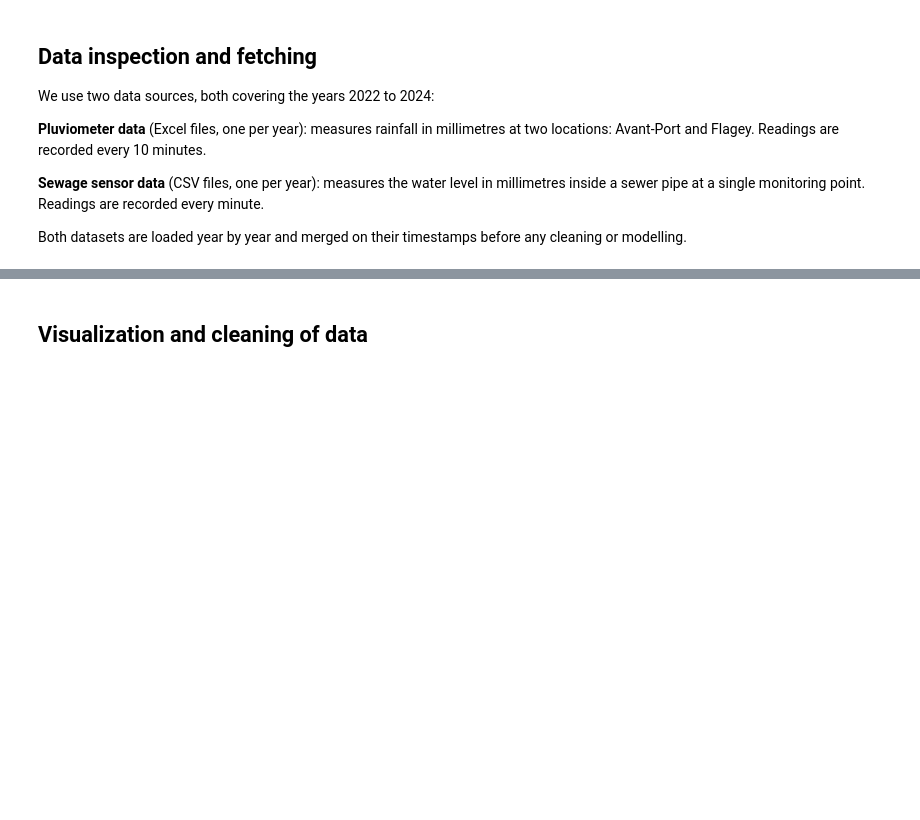
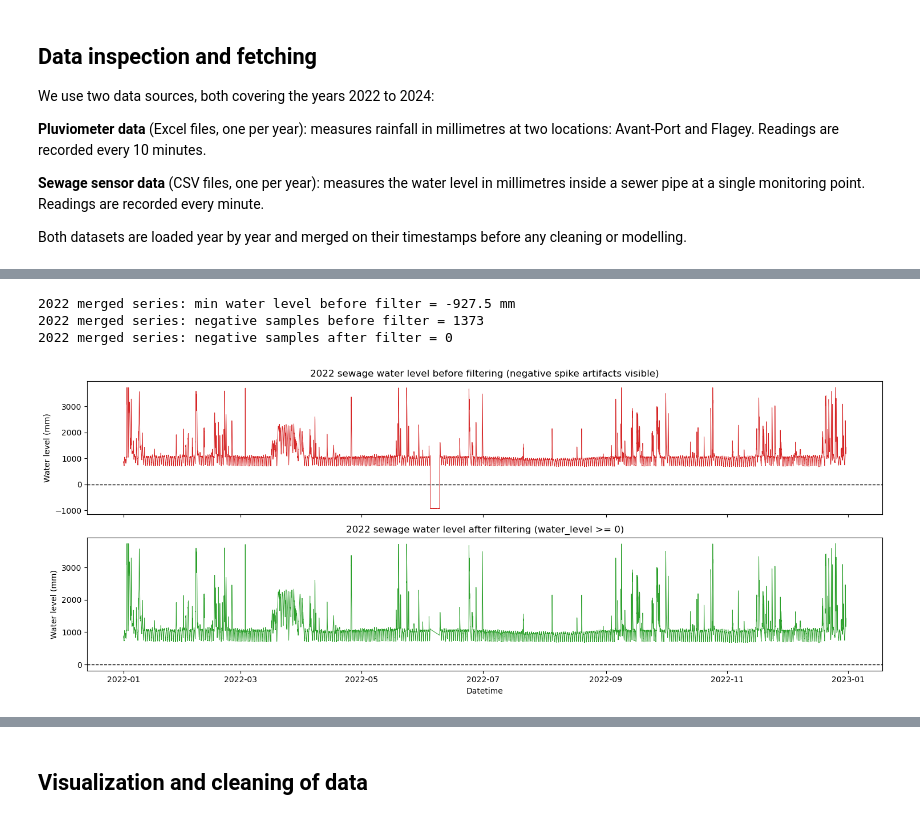
Before and after one commit to miirage-exe/overflow-prediction, a Jupyter notebook: project.ipynb, the cells around one changed output, grey strips where cells are left out. Cells and saved outputs as stored; diff of their text form; code cells hidden in the pictures; blank space fills up the shorter version.

```diff
--- a/project.ipynb
+++ b/project.ipynb
@@ -130,0 +123,32 @@ df_2024 = merge_datasets(2024, time_sample)
+# %%
+# Sewage outlier filter diagnostics (water_level >= 0)
+# We inspect 2022 because this year contains the visible negative spike artifacts.
+diag_pluv_2022_raw, diag_sew_2022_raw = fetch_datasets(2022)
+
+diag_merged_2022_before = merge_datasets(2022, time_sample)
+diag_merged_2022_after = diag_merged_2022_before[diag_merged_2022_before['water_level'] >= 0]
+
+diag_neg_count = int((diag_merged_2022_before['water_level'] < 0).sum())
+print(f"2022 merged series: min water level before filter = {diag_merged_2022_before['water_level'].min():.1f} mm")
+print(f"2022 merged series: negative samples before filter = {diag_neg_count}")
+print(f"2022 merged series: negative samples after filter = {(diag_merged_2022_after['water_level'] < 0).sum()}")
+
+fig, axes = plt.subplots(2, 1, figsize=(15, 6), sharex=True)
+axes[0].plot(diag_merged_2022_before.index, diag_merged_2022_before['water_level'], color='tab:red', linewidth=0.7)
+axes[0].axhline(0, color='black', linestyle='--', linewidth=1)
+axes[0].set_title('2022 sewage water level before filtering (negative spike artifacts visible)')
+axes[0].set_ylabel('Water level (mm)')
+
+axes[1].plot(diag_merged_2022_after.index, diag_merged_2022_after['water_level'], color='tab:green', linewidth=0.7)
+axes[1].axhline(0, color='black', linestyle='--', linewidth=1)
+axes[1].set_title('2022 sewage water level after filtering (water_level >= 0)')
+axes[1].set_ylabel('Water level (mm)')
+axes[1].set_xlabel('Datetime')
+
+plt.tight_layout()
+plt.show()
+# %% [output]
+2022 merged series: min water level before filter = -927.5 mm
+2022 merged series: negative samples before filter = 1373
+2022 merged series: negative samples after filter = 0
+[figure, added]
```
Also changed, not shown: parts of 21 cells of this notebook.
